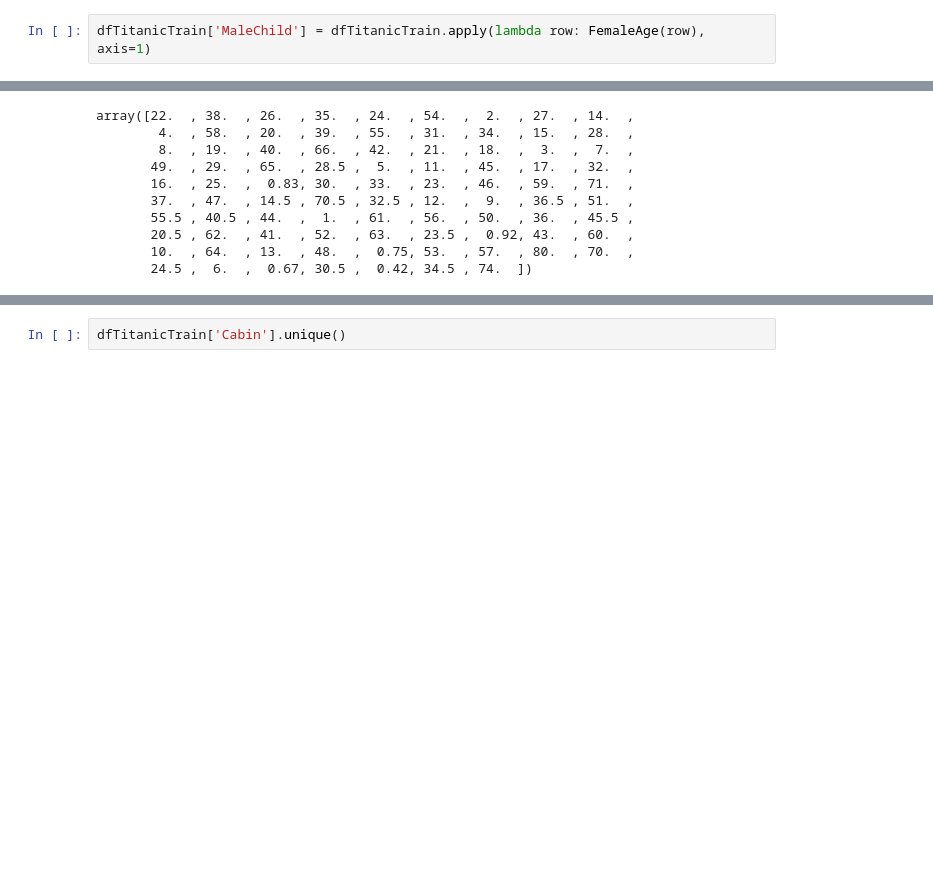
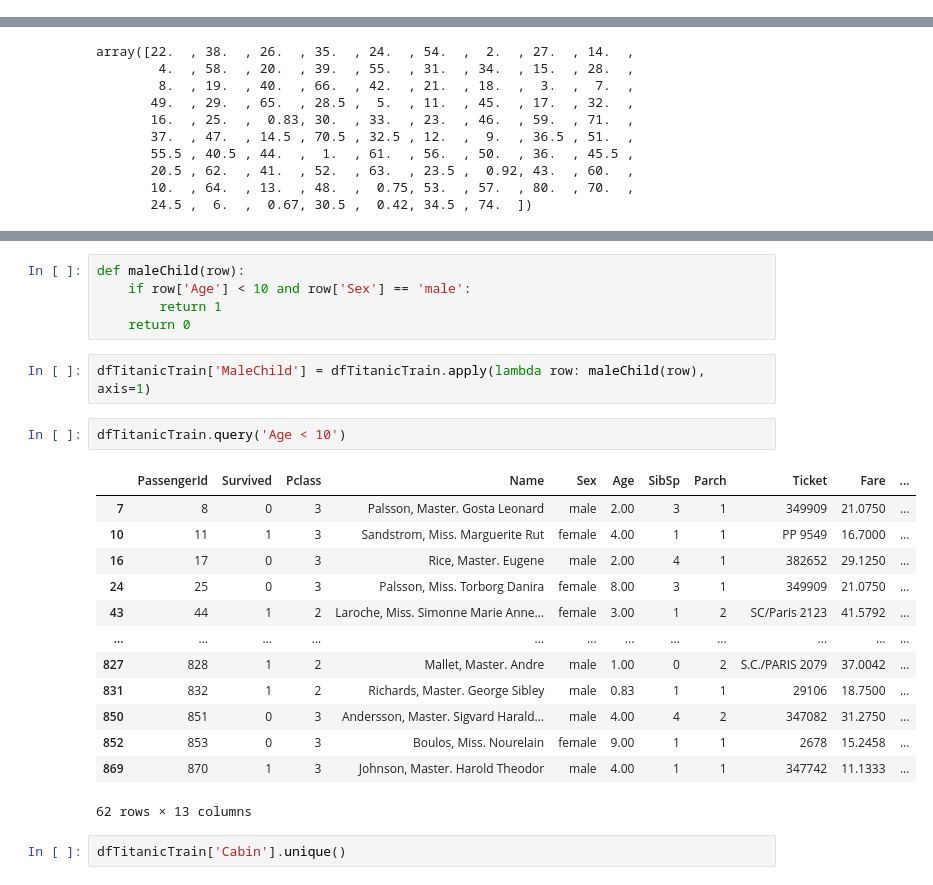
Before and after one commit to rypi314/KaggleComp, a Jupyter notebook: Titanic/OutputSubmission3iteration.ipynb, the cells around one changed output, grey strips where cells are left out. Cells and saved outputs as stored; diff of their text form; blank space fills up the shorter version.

Commit message:
Created male child feature

```diff
--- a/Titanic/OutputSubmission3iteration.ipynb
+++ b/Titanic/OutputSubmission3iteration.ipynb
@@ -80,5 +75,3 @@ def FemaleAge(row):
-# %%
-dfTitanicTrain['MaleChild'] = dfTitanicTrain.apply(lambda row: FemaleAge(row), axis=1)
 # %%
 dfTitanicTrain['Age'].mode()
 # %% [output]
@@ -123,3 +116,26 @@ ModuleNotFoundError: No module named 'seaborn'
+# %%
+def maleChild(row):
+    if row['Age'] < 10 and row['Sex'] == 'male':
+        return 1
+    return 0
+# %%
+dfTitanicTrain['MaleChild'] = dfTitanicTrain.apply(lambda row: maleChild(row), axis=1)
+# %%
+dfTitanicTrain.query('Age < 10')
+# %% [output]
+|  | PassengerId | Survived | Pclass | Name | Sex | Age | SibSp | Parch | Ticket | Fare | ... |
+| 7 | 8 | 0 | 3 | Palsson, Master. Gosta Leonard | male | 2.00 | 3 | 1 | 349909 | 21.0750 | ... |
+| 10 | 11 | 1 | 3 | Sandstrom, Miss. Marguerite Rut | female | 4.00 | 1 | 1 | PP 9549 | 16.7000 | ... |
+| 16 | 17 | 0 | 3 | Rice, Master. Eugene | male | 2.00 | 4 | 1 | 382652 | 29.1250 | ... |
+| 24 | 25 | 0 | 3 | Palsson, Miss. Torborg Danira | female | 8.00 | 3 | 1 | 349909 | 21.0750 | ... |
+| 43 | 44 | 1 | 2 | Laroche, Miss. Simonne Marie Anne... | female | 3.00 | 1 | 2 | SC/Paris 2123 | 41.5792 | ... |
+| ... | ... | ... | ... | ... | ... | ... | ... | ... | ... | ... | ... |
+| 827 | 828 | 1 | 2 | Mallet, Master. Andre | male | 1.00 | 0 | 2 | S.C./PARIS 2079 | 37.0042 | ... |
+| 831 | 832 | 1 | 2 | Richards, Master. George Sibley | male | 0.83 | 1 | 1 | 29106 | 18.7500 | ... |
+| 850 | 851 | 0 | 3 | Andersson, Master. Sigvard Harald... | male | 4.00 | 4 | 2 | 347082 | 31.2750 | ... |
+| 852 | 853 | 0 | 3 | Boulos, Miss. Nourelain | female | 9.00 | 1 | 1 | 2678 | 15.2458 | ... |
+| 869 | 870 | 1 | 3 | Johnson, Master. Harold Theodor | male | 4.00 | 1 | 1 | 347742 | 11.1333 | ... |
+62 rows × 13 columns
 # %%
 dfTitanicTrain['Cabin'].unique()
 # %% [output]
```
Also changed, not shown: parts of 2 cells of this notebook, 5 other files.
